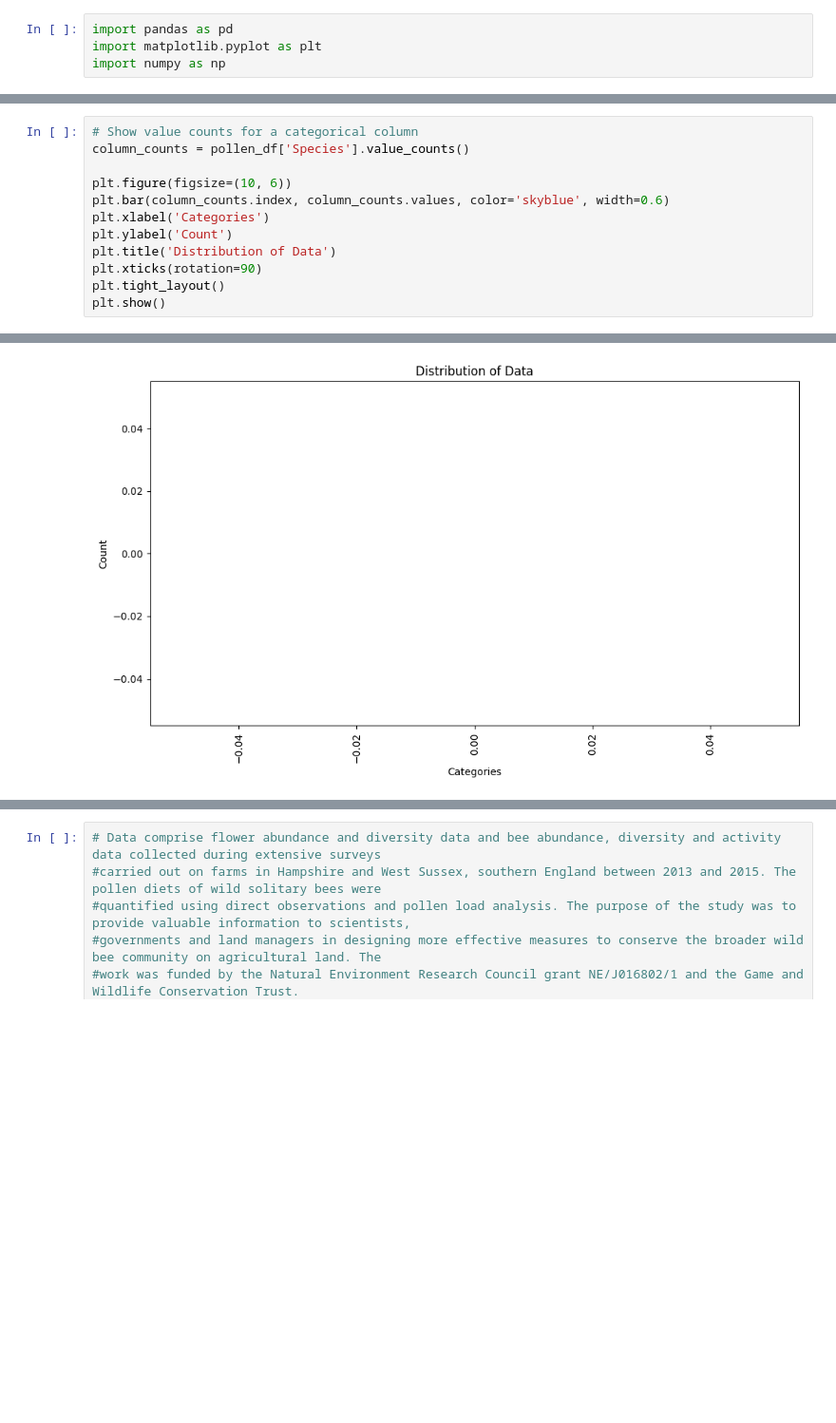
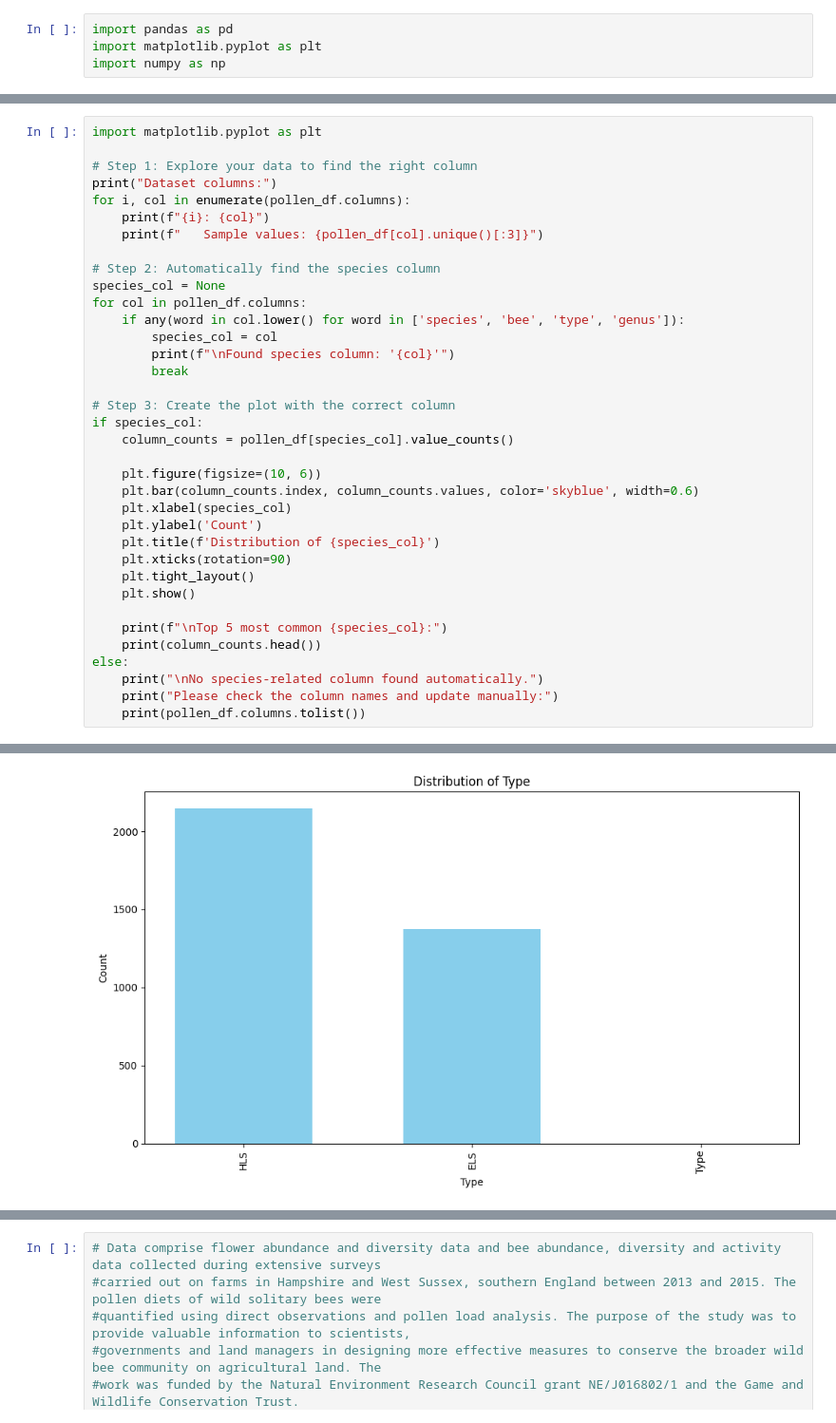
Before and after one commit to schneiderkelsey/wuuwuudata.github.io, a Jupyter notebook: plots_kelseyschneider/notebooks/bee_pollen.ipynb, the cells around one changed output, grey strips where cells are left out. Shown at 95% size. Cells and saved outputs as stored; diff of their text form; blank space fills up the shorter version.

Commit message:
cleaned data for flower visitation

```diff
--- a/plots_kelseyschneider/notebooks/bee_pollen.ipynb
+++ b/plots_kelseyschneider/notebooks/bee_pollen.ipynb
@@ -390,13 +721,37 @@ plt.show()
 # %%
-# Show value counts for a categorical column
-column_counts = pollen_df['Species'].value_counts()
+import matplotlib.pyplot as plt
 
-plt.figure(figsize=(10, 6))
-plt.bar(column_counts.index, column_counts.values, color='skyblue', width=0.6)
-plt.xlabel('Categories')
-plt.ylabel('Count')
-plt.title('Distribution of Data')
-plt.xticks(rotation=90)
-plt.tight_layout()
-plt.show()
+# Step 1: Explore your data to find the right column
+print("Dataset columns:")
+for i, col in enumerate(pollen_df.columns):
+    print(f"{i}: {col}")
+    print(f"   Sample values: {pollen_df[col].unique()[:3]}")
+
+# Step 2: Automatically find the species column
+species_col = None
+for col in pollen_df.columns:
+    if any(word in col.lower() for word in ['species', 'bee', 'type', 'genus']):
+        species_col = col
+        print(f"\nFound species column: '{col}'")
+        break
+
+# Step 3: Create the plot with the correct column
+if species_col:
+    column_counts = pollen_df[species_col].value_counts()
+
+    plt.figure(figsize=(10, 6))
+    plt.bar(column_counts.index, column_counts.values, color='skyblue', width=0.6)
+    plt.xlabel(species_col)
+    plt.ylabel('Count')
+    plt.title(f'Distribution of {species_col}')
+    plt.xticks(rotation=90)
+    plt.tight_layout()
+    plt.show()
+
+    print(f"\nTop 5 most common {species_col}:")
+    print(column_counts.head())
+else:
+    print("\nNo species-related column found automatically.")
+    print("Please check the column names and update manually:")
+    print(pollen_df.columns.tolist())
 # %% [output]
@@ -403 +775 @@ plt.show()
-[figure, old version]
+[figure, new version]
```
Also changed, not shown: parts of 62 cells of this notebook, 3 other files.
